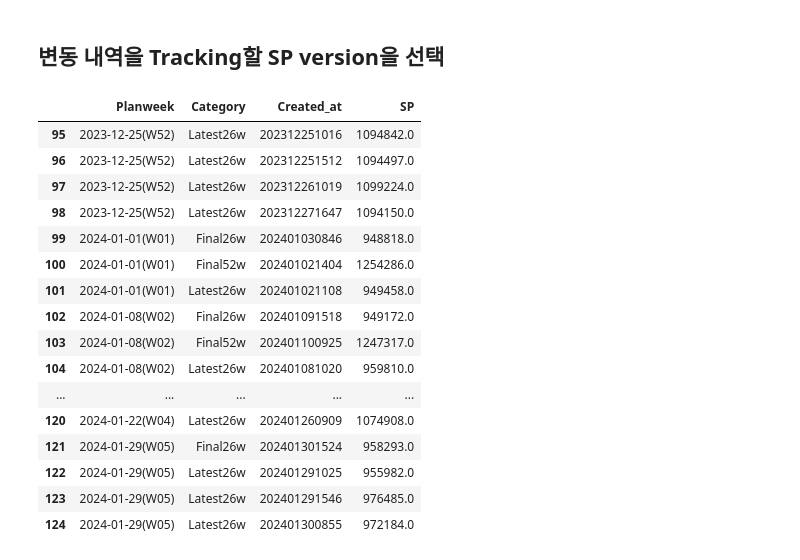
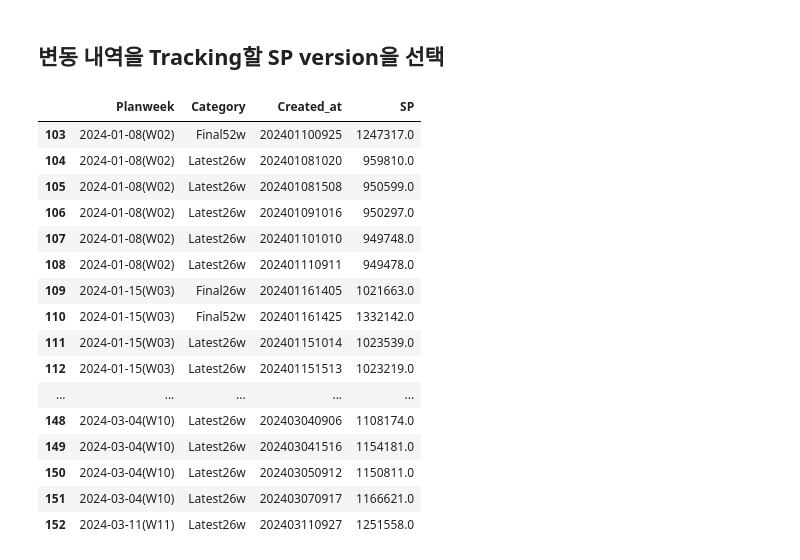
Before and after one commit to JONGMOKLEE76/AutoWork, a Jupyter notebook: 국가별 모니터 물동변동 현황.ipynb, the cells around one changed output. Cells and saved outputs as stored; diff of their text form; code cells hidden in the pictures.

```diff
--- a/국가별 모니터 물동변동 현황.ipynb
+++ b/국가별 모니터 물동변동 현황.ipynb
@@ -93,23 +93,23 @@ with pd.ExcelWriter(filepath) as writer:
 # %%
 spdb = pd.merge(spdb, site[['To Site', 'Subsidiary', 'Country']], how='left')
 # %%
-spdb.groupby(['Planweek', 'Category', 'Created_at']).sum('SP').reset_index()[-30:]
+spdb.groupby(['Planweek', 'Category', 'Created_at']).sum('SP').reset_index()[-50:]
 # %% [output]
 |  | Planweek | Category | Created_at | SP |
-| 95 | 2023-12-25(W52) | Latest26w | 202312251016 | 1094842.0 |
-| 96 | 2023-12-25(W52) | Latest26w | 202312251512 | 1094497.0 |
-| 97 | 2023-12-25(W52) | Latest26w | 202312261019 | 1099224.0 |
-| 98 | 2023-12-25(W52) | Latest26w | 202312271647 | 1094150.0 |
-| 99 | 2024-01-01(W01) | Final26w | 202401030846 | 948818.0 |
-| 100 | 2024-01-01(W01) | Final52w | 202401021404 | 1254286.0 |
-| 101 | 2024-01-01(W01) | Latest26w | 202401021108 | 949458.0 |
-| 102 | 2024-01-08(W02) | Final26w | 202401091518 | 949172.0 |
 | 103 | 2024-01-08(W02) | Final52w | 202401100925 | 1247317.0 |
 | 104 | 2024-01-08(W02) | Latest26w | 202401081020 | 959810.0 |
+| 105 | 2024-01-08(W02) | Latest26w | 202401081508 | 950599.0 |
+| 106 | 2024-01-08(W02) | Latest26w | 202401091016 | 950297.0 |
+| 107 | 2024-01-08(W02) | Latest26w | 202401101010 | 949748.0 |
+| 108 | 2024-01-08(W02) | Latest26w | 202401110911 | 949478.0 |
+| 109 | 2024-01-15(W03) | Final26w | 202401161405 | 1021663.0 |
+| 110 | 2024-01-15(W03) | Final52w | 202401161425 | 1332142.0 |
+| 111 | 2024-01-15(W03) | Latest26w | 202401151014 | 1023539.0 |
+| 112 | 2024-01-15(W03) | Latest26w | 202401151513 | 1023219.0 |
 | ... | ... | ... | ... | ... |
-| 120 | 2024-01-22(W04) | Latest26w | 202401260909 | 1074908.0 |
-| 121 | 2024-01-29(W05) | Final26w | 202401301524 | 958293.0 |
-| 122 | 2024-01-29(W05) | Latest26w | 202401291025 | 955982.0 |
-| 123 | 2024-01-29(W05) | Latest26w | 202401291546 | 976485.0 |
-| 124 | 2024-01-29(W05) | Latest26w | 202401300855 | 972184.0 |
+| 148 | 2024-03-04(W10) | Latest26w | 202403040906 | 1108174.0 |
+| 149 | 2024-03-04(W10) | Latest26w | 202403041516 | 1154181.0 |
+| 150 | 2024-03-04(W10) | Latest26w | 202403050912 | 1150811.0 |
+| 151 | 2024-03-04(W10) | Latest26w | 202403070917 | 1166621.0 |
+| 152 | 2024-03-11(W11) | Latest26w | 202403110927 | 1251558.0 |
 # %%
```
Also changed, not shown: parts of 42 cells of this notebook, 30 other files.
